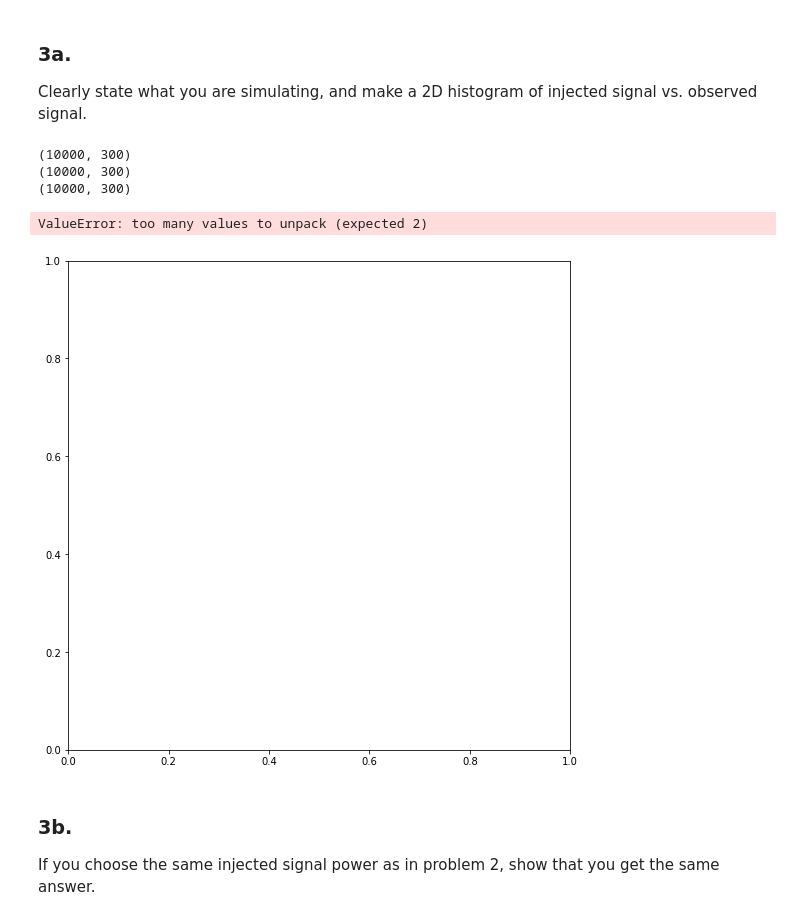
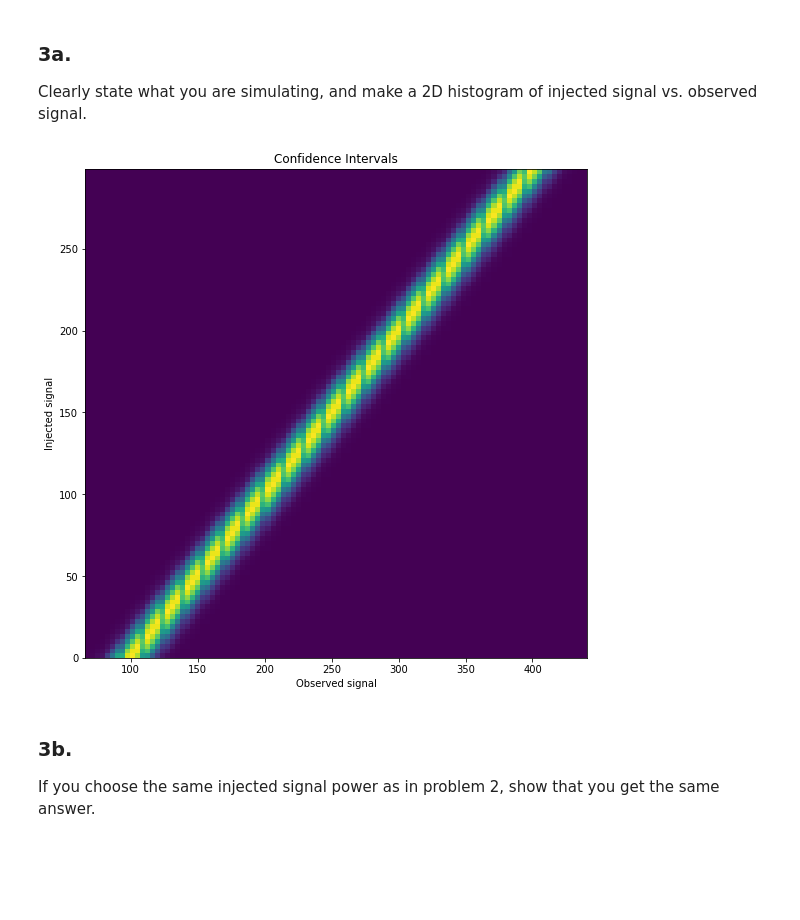
Before and after one commit to AdamK42/physics-434, a Jupyter notebook: lab6/lab6.ipynb, the cells around one changed output. Saved outputs shown, nothing was run; the diff lists cells and outputs as text; code cells hidden in the pictures; blank space fills up the shorter version.

```diff
--- a/lab6/lab6.ipynb
+++ b/lab6/lab6.ipynb
@@ -89,26 +89,39 @@ Now make a suite of injected signals. You will want to have a range of injected
 Clearly state what you are simulating, and make a 2D histogram of injected signal vs. observed signal.
 # %%
 # I give up, I guess I'll show addition working.
+strengths_num = 300
+noise_num = 10000
 
-signal_strength = np.arange(0, 300)
-signal = np.repeat(np.meshgrid(signal_strength), 10000, axis=0)
-noise = np.reshape(poisson.rvs(mean, size=10000), (10000, 1))
-noise = np.repeat(noise, 300, axis=1)
-print(signal.shape)
-print(noise.shape)
+signal_strength = np.arange(0, strengths_num)
+signal = np.repeat(np.meshgrid(signal_strength), noise_num, axis=0)
+# print(signal, '\n')
+
+# reshape distribution to force a 2d array
+noise = np.reshape(poisson.rvs(mean, size=noise_num), (noise_num, 1))
+noise = np.repeat(noise, strengths_num, axis=1)
+# print(noise, '\n')
+
 observed = np.add(noise, signal)
-print(observed.shape)
+# print(observed, '\n')
+
+#have to flatten for 2d histograms
+x_axis = np.reshape(observed, (noise_num * strengths_num, 1))
+y_axis = np.reshape(signal, (noise_num * strengths_num, 1))
+
+# print(x_axis.shape, '\n', x_axis, '\n')
+# print(y_axis.shape, '\n', y_axis, '\n')
 
 figure = plt.figure(figsize=(9, 9))
 ax = figure.subplots()
 
-ax.hist2d(observed, signal, bins=100)
+ax.set_title("Confidence Intervals")
+ax.set_ylabel("Injected signal")
+ax.set_xlabel("Observed signal")
+
+
+ax.hist2d(np.squeeze(x_axis), np.squeeze(y_axis), bins=100);
 # %% [output]
-(10000, 300)
-(10000, 300)
-(10000, 300)
-ValueError: too many values to unpack (expected 2)
-[figure, old version]
+[figure, new version]
 # %% [markdown]
 ### 3b.
 If you choose the same injected signal power as in problem 2, show that you get the same answer.
```
Also changed, not shown: parts of 13 cells of this notebook.
